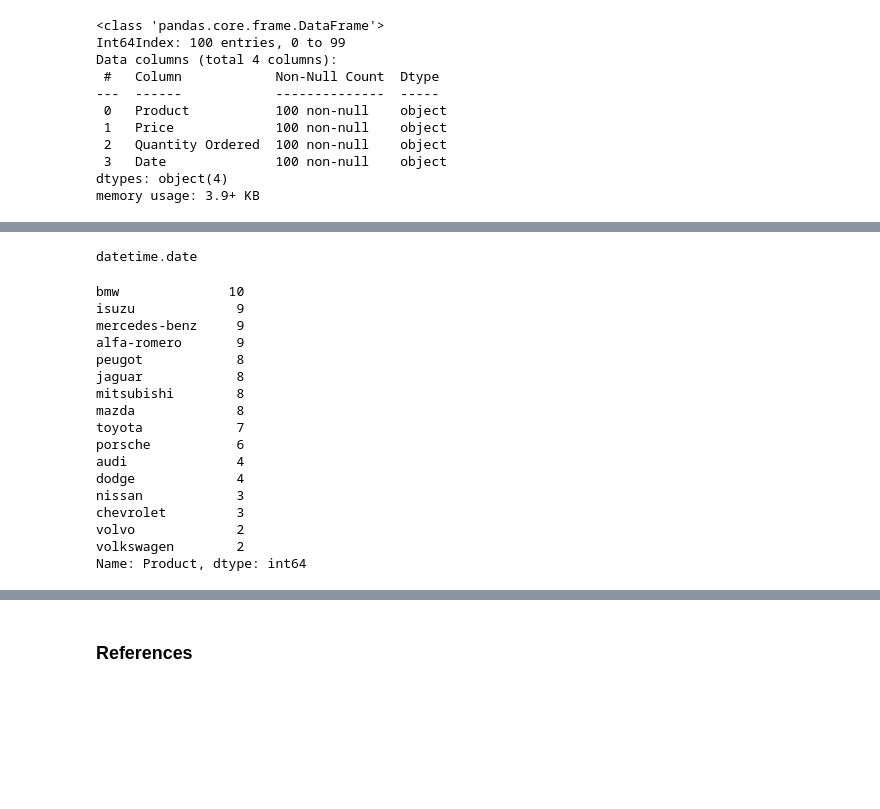
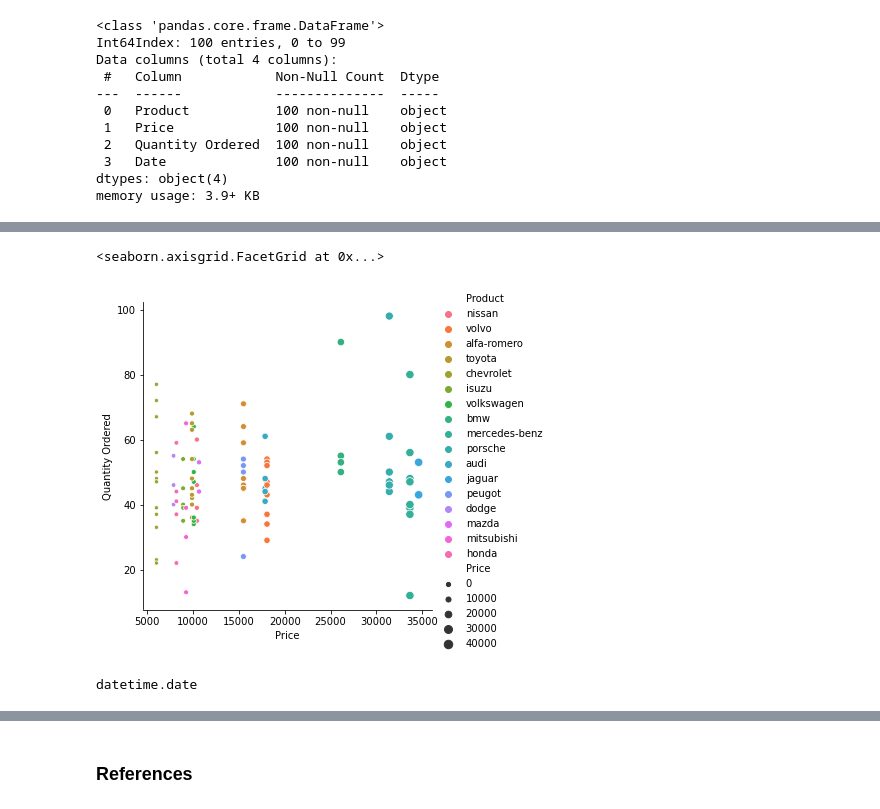
Before and after one commit to claudiamorazzoni/project_pda, a Jupyter notebook: Project - Programming for Data Analysis.ipynb, the cells around one changed output, grey strips where cells are left out. Drawn from its saved outputs; the diff is of its cells as text; code cells hidden in the pictures; blank space fills up the shorter version.

```diff
--- a/Project - Programming for Data Analysis.ipynb
+++ b/Project - Programming for Data Analysis.ipynb
@@ -157,29 +240,15 @@ memory usage: 3.9+ KB
+# %%
+# viewing the most expensive brands and their respective sales
+sns.relplot(x='Price', y='Quantity Ordered', data=df, hue='Product',
+           size='Price')
+# %% [output]
+<seaborn.axisgrid.FacetGrid at 0x...>
+[figure, added]
 # %%
 # analyzing the type of data assigned to the dates
 type(df['Date'].iloc[0])
 # %% [output]
 datetime.date
-# %%
-# analyzing the best selling products
-df['Product'].value_counts().head(16)
-# %% [output]
-bmw              10
-isuzu             9
-mercedes-benz     9
-alfa-romero       9
-peugot            8
-jaguar            8
-mitsubishi        8
-mazda             8
-toyota            7
-porsche           6
-audi              4
-dodge             4
-nissan            3
-chevrolet         3
-volvo             2
-volkswagen        2
-Name: Product, dtype: int64
 # %%
 # analyzing the dates
 df['Date'].value_counts()
```
Also changed, not shown: parts of 22 cells of this notebook, 1 other file.
